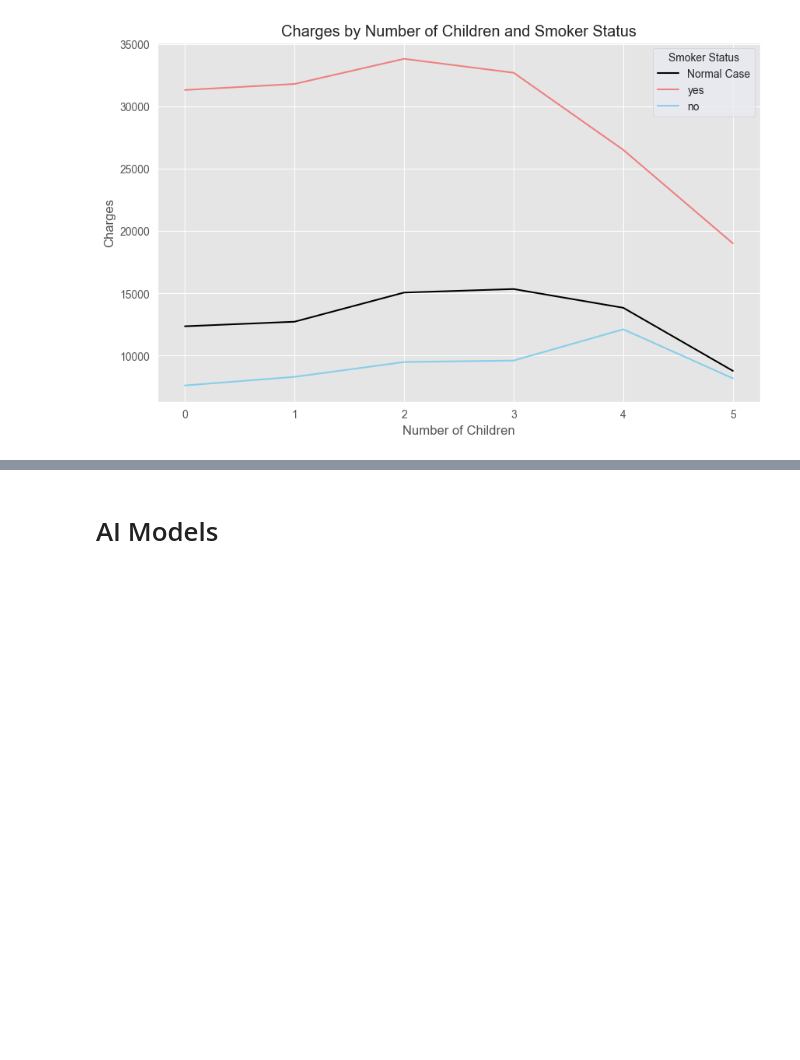
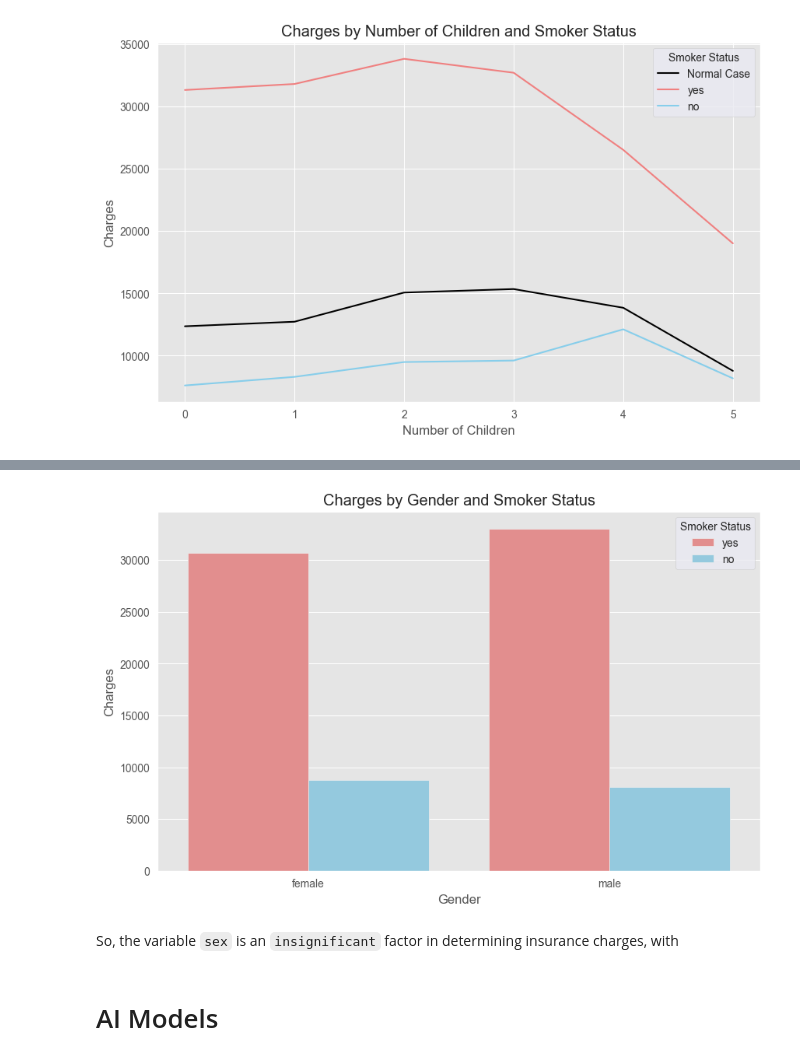
Before and after one commit to Slay-Shayer/insurance_mahbub, a Jupyter notebook: insurance.ipynb, the cells around one changed output, grey strips where cells are left out. Saved outputs shown, nothing was run; the diff lists cells and outputs as text; code cells hidden in the pictures; blank space fills up the shorter version.

```diff
--- a/insurance.ipynb
+++ b/insurance.ipynb
@@ -278,3 +307,17 @@ Smokers with children usually have a higher average charge compared to non-smoke
+# %%
+plt.figure(figsize=(10, 6))
+plt.style.use('ggplot')
+sns.barplot(data=df, x='sex', y='charges', ci = None, hue='smoker', palette=smoker_palette)
+sns.set_style('darkgrid')
+plt.legend(title='Smoker Status')
+plt.xlabel('Gender')
+plt.ylabel('Charges')
+plt.title('Charges by Gender and Smoker Status')
+plt.show()
+# %% [output]
+[figure, added]
+# %% [markdown]
+So, the variable `sex` is an `insignificant` factor in determining insurance charges, with
 # %% [markdown]
 # AI Models
 # %%
```
Also changed, not shown: parts of 29 cells of this notebook.
